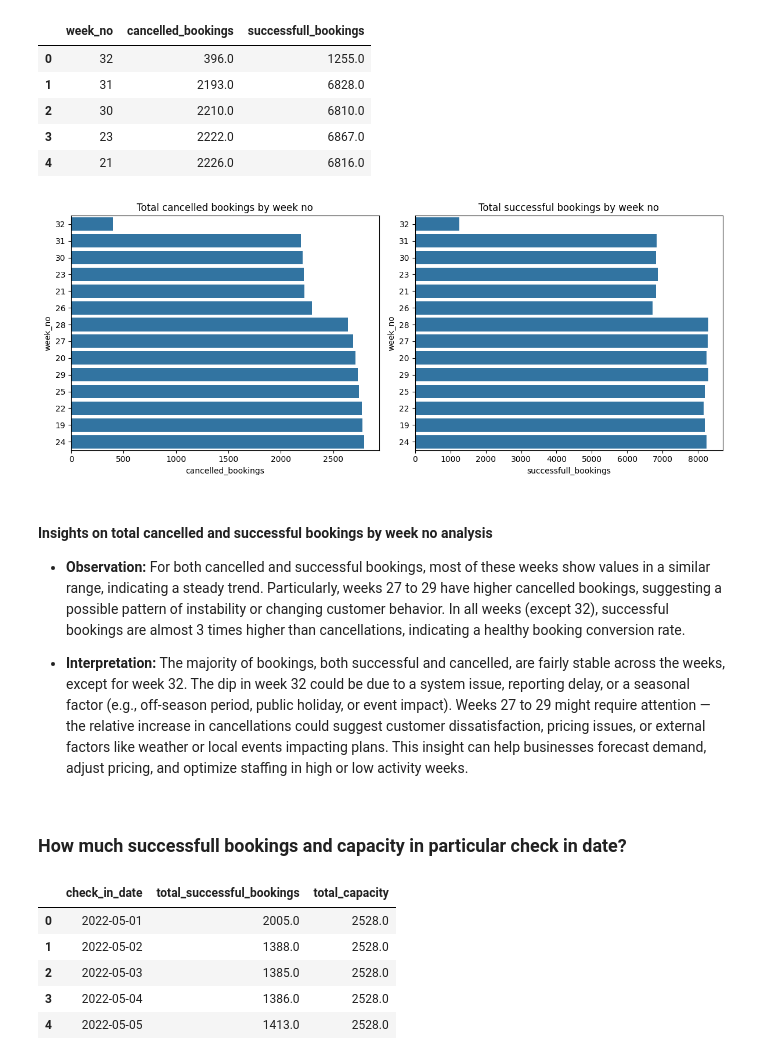
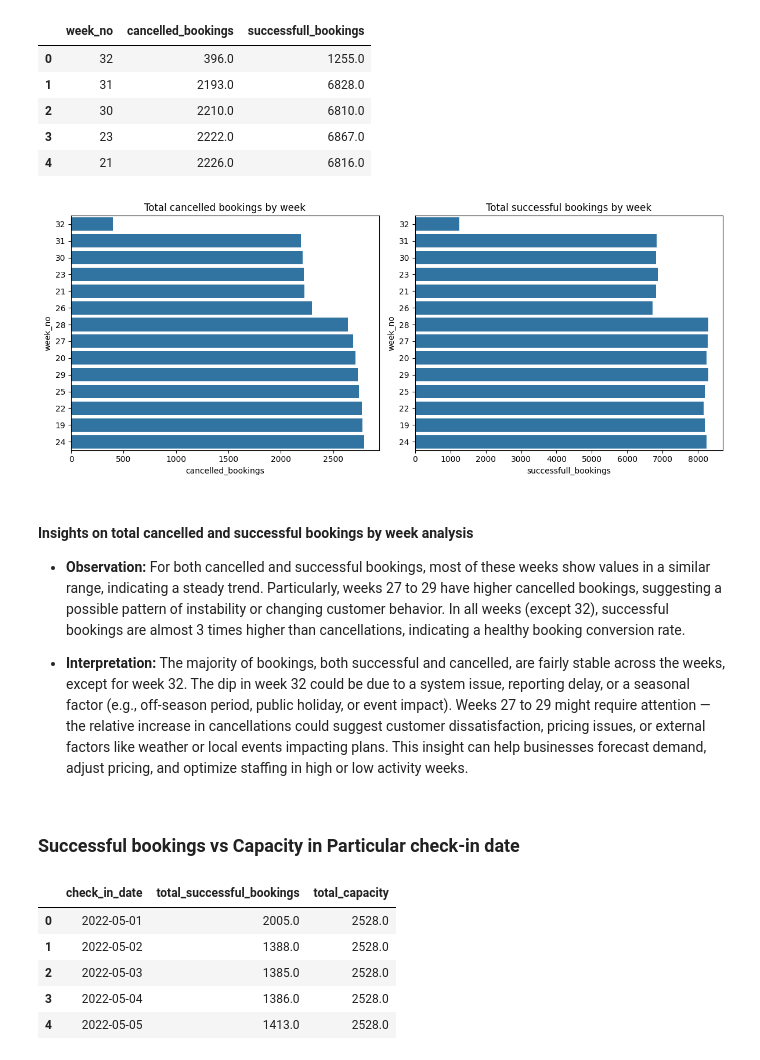
Before and after one commit to Bhuvi128/Hospitality-Revenue-Optimization-Analysis, a Jupyter notebook: Hospitality Revenue Optimzation.ipynb, the cells around one changed output. Saved outputs shown, nothing was run; the diff lists cells and outputs as text; code cells hidden in the pictures.

```diff
--- a/Hospitality Revenue Optimzation.ipynb
+++ b/Hospitality Revenue Optimzation.ipynb
@@ -1344,20 +1314,20 @@ week_no_book['week_no'] = week_no_book['week_no'].astype('str')
 # %%
 fig, axes = plt.subplots(1, 2, figsize = (12,5))
 
-# Plot total cancelled bookings by day type
+# Plot total cancelled bookings by week
 sns.barplot(data = week_no_book, y = 'week_no', x = 'cancelled_bookings', ax = axes[0])
-axes[0].set_title("Total cancelled bookings by week no")
+axes[0].set_title("Total cancelled bookings by week")
 
-# Plot total successful bookings by day type
+# Plot total successful bookings by week
 sns.barplot(data = week_no_book, y = 'week_no', x = 'successfull_bookings', ax = axes[1])
-axes[1].set_title("Total successful bookings by week no")
+axes[1].set_title("Total successful bookings by week")
 
 plt.tight_layout()
 plt.show()
 # %% [output]
-[figure, old version]
+[figure, new version]
 # %% [markdown]
-#### Insights on total cancelled and successful bookings by week no analysis
+#### Insights on total cancelled and successful bookings by week analysis
 
 - **Observation:**
   For both cancelled and successful bookings, most of these weeks show values in a similar range, indicating a steady trend. Particularly, weeks 27 to 29 have higher cancelled bookings, suggesting a possible pattern of instability or changing customer behavior. In all weeks (except 32), successful bookings are almost 3 times higher than cancellations, indicating a healthy booking conversion rate.
@@ -1365,7 +1335,7 @@ plt.show()
 - **Interpretation:**
   The majority of bookings, both successful and cancelled, are fairly stable across the weeks, except for week 32. The dip in week 32 could be due to a system issue, reporting delay, or a seasonal factor (e.g., off-season period, public holiday, or event impact). Weeks 27 to 29 might require attention — the relative increase in cancellations could suggest customer dissatisfaction, pricing issues, or external factors like weather or local events impacting plans. This insight can help businesses forecast demand, adjust pricing, and optimize staffing in high or low activity weeks.
 # %% [markdown]
-### How much successfull bookings and capacity in particular check in date?
+### Successful bookings vs Capacity in Particular check-in date
 # %%
 query = """
 select check_in_date,
```
Also changed, not shown: parts of 72 cells of this notebook.
